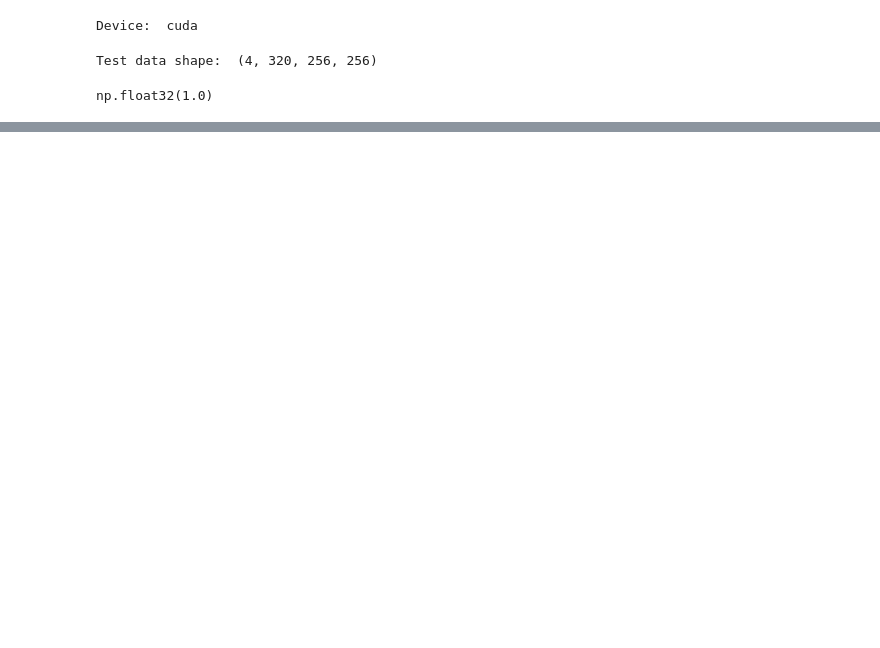
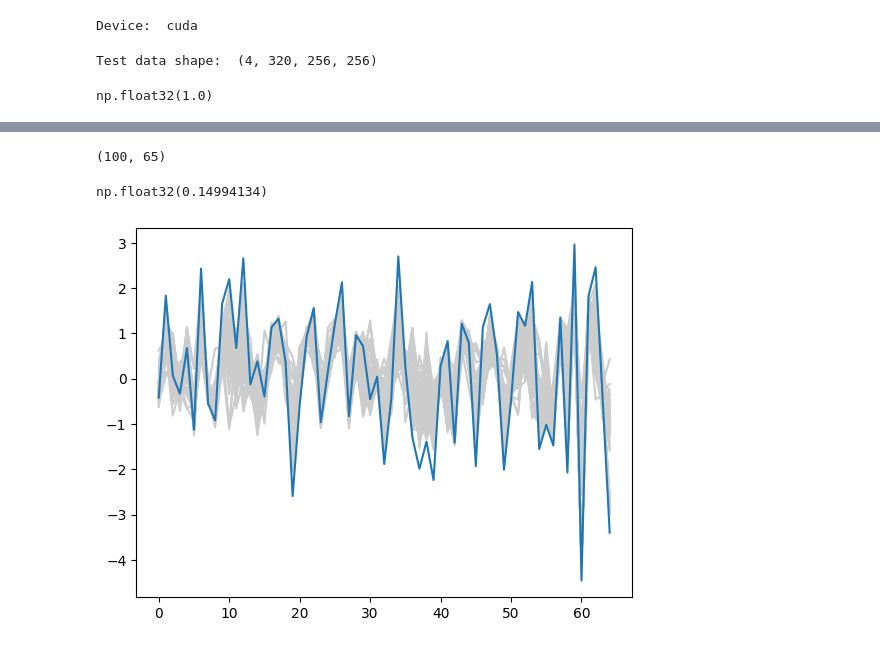
Before and after one commit to baristuran/baris-personal, a Jupyter notebook: data_assimilation.ipynb, the cells around one changed output, grey strips where cells are left out. Saved outputs shown, nothing was run; the diff lists cells and outputs as text; code cells hidden in the pictures; blank space fills up the shorter version.

```diff
--- a/data_assimilation.ipynb
+++ b/data_assimilation.ipynb
@@ -364,17 +144,0 @@ np.save("arrays/spectrum.npy", spectrum_generated_image)
-# %%
-K = 1
-steps = np.ones((K,), dtype=np.int16) * 100#
-idx =  np.random.randint(0, 20)
-snapshot = test_snapshots[trajectory,idx]
-print(sparse_measurement.shape)
-
-sparse_measurement_sample = sparse_measurement[idx].unsqueeze(0)
-print(sparse_measurement_sample.shape)
-
-enforced_measurements = []
-n = 100
-for i in range(n):
-    generated_image = denoise(sparse_measurement_sample, model,steps=steps, K=1, beta_max=0.002, output_freq=10, show_intermediate_output=False).squeeze().detach().cpu().numpy()
-    enforced_measurements.append(generated_image[nx,ny])
-enforced_measurements = np.array(enforced_measurements)
-print(enforced_measurements.shape)
@@ -531,0 +165,17 @@ plt.savefig("Beta_Plot.png", dpi=400)
+# %%
+ensemble_size = 100
+ensemble_list = []
+
+measurement_variance = 1
+measurement_noise = torch.randn_like(mask, dtype=torch.float32) * measurement_variance
+epsilon = torch.randn_like(mask, requires_grad=True, dtype=torch.float32).unsqueeze(0).unsqueeze(0).to(device)
+y = torch.tensor(y, dtype=torch.float32).unsqueeze(1).to(device) + measurement_noise * mask
+step_size= 0.6
+
+for i in range(ensemble_size):
+    print(i)
+    generated_sample = denoise(epsilon, mask, y, model, step_size).squeeze().detach().cpu().numpy()
+    ensemble_list.append(generated_sample[..., nx, ny])
+ensemble = np.stack(ensemble_list)
+ensemble_variance = np.var(ensemble, axis=0)
+print(ensemble_variance)
@@ -531,0 +200,9 @@ plt.savefig("Beta_Plot.png", dpi=400)
+# %%
+print(ensemble.shape)
+plt.plot(ensemble.T, color="0.8")
+plt.plot(y[...,nx,ny].squeeze().detach().cpu().numpy())
+np.mean(ensemble_variance)
+# %% [output]
+(100, 65)
+np.float32(0.14994134)
+[figure, added]
```
Also changed, not shown: parts of 16 cells of this notebook.
